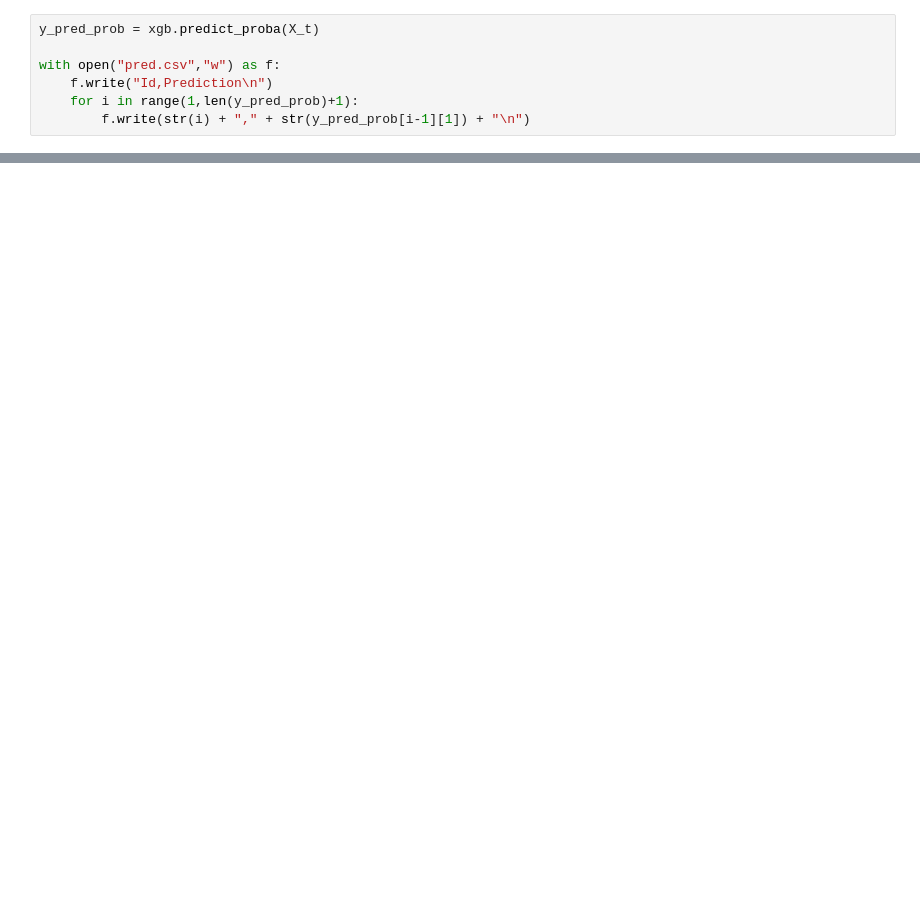
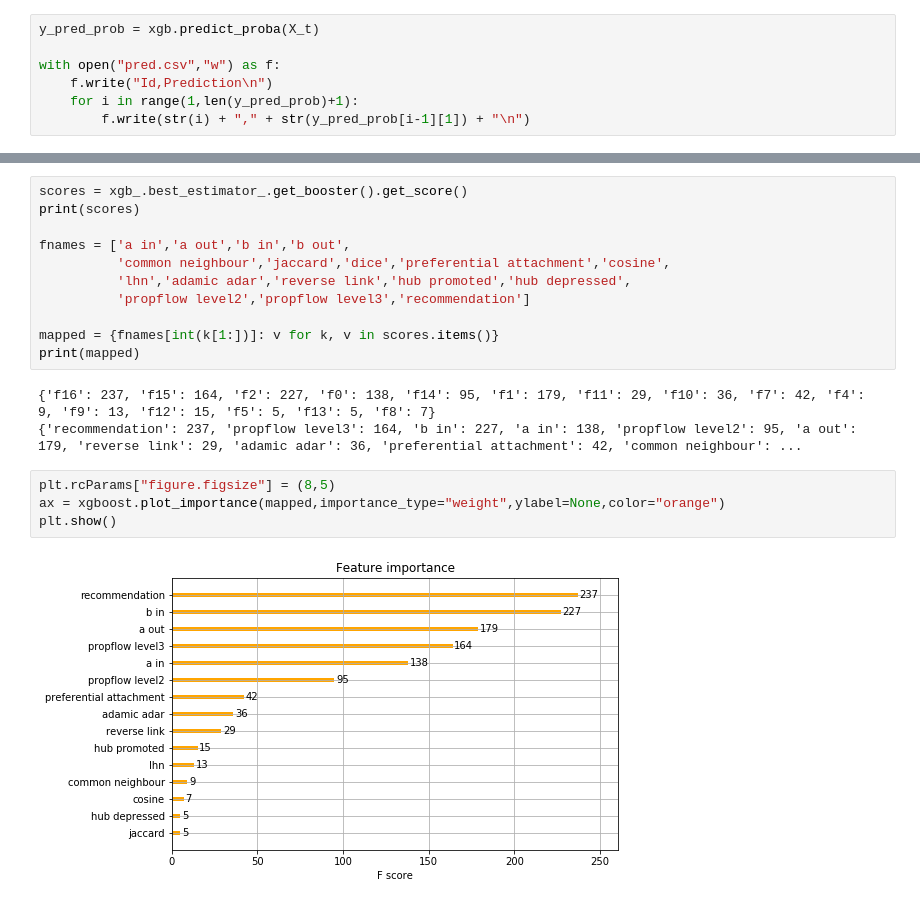
Before and after one commit to Niann/Link-Pred, a Jupyter notebook: builder.ipynb, the cells around one changed output, grey strips where cells are left out. Saved outputs shown, nothing was run; the diff lists cells and outputs as text; blank space fills up the shorter version.

```diff
--- a/builder.ipynb
+++ b/builder.ipynb
@@ -282,3 +270,23 @@ XGBClassifier(base_score=0.5, booster='gbtree', colsample_bylevel=0.75,
+# %%
+scores = xgb_.best_estimator_.get_booster().get_score()
+print(scores)
+
+fnames = ['a in','a out','b in','b out',
+          'common neighbour','jaccard','dice','preferential attachment','cosine',
+          'lhn','adamic adar','reverse link','hub promoted','hub depressed',
+          'propflow level2','propflow level3','recommendation']
+
+mapped = {fnames[int(k[1:])]: v for k, v in scores.items()}
+print(mapped)
+# %% [output]
+{'f16': 237, 'f15': 164, 'f2': 227, 'f0': 138, 'f14': 95, 'f1': 179, 'f11': 29, 'f10': 36, 'f7': 42, 'f4': 9, 'f9': 13, 'f12': 15, 'f5': 5, 'f13': 5, 'f8': 7}
+{'recommendation': 237, 'propflow level3': 164, 'b in': 227, 'a in': 138, 'propflow level2': 95, 'a out': 179, 'reverse link': 29, 'adamic adar': 36, 'preferential attachment': 42, 'common neighbour': ...
+# %%
+plt.rcParams["figure.figsize"] = (8,5)
+ax = xgboost.plot_importance(mapped,importance_type="weight",ylabel=None,color="orange")
+plt.show()
+# %% [output]
+[figure, added]
 # %%
 y_pred = xgb_.predict(X_test)
 (y_pred == 0).sum()
```
Also changed, not shown: parts of 26 cells of this notebook, 4 other files.
